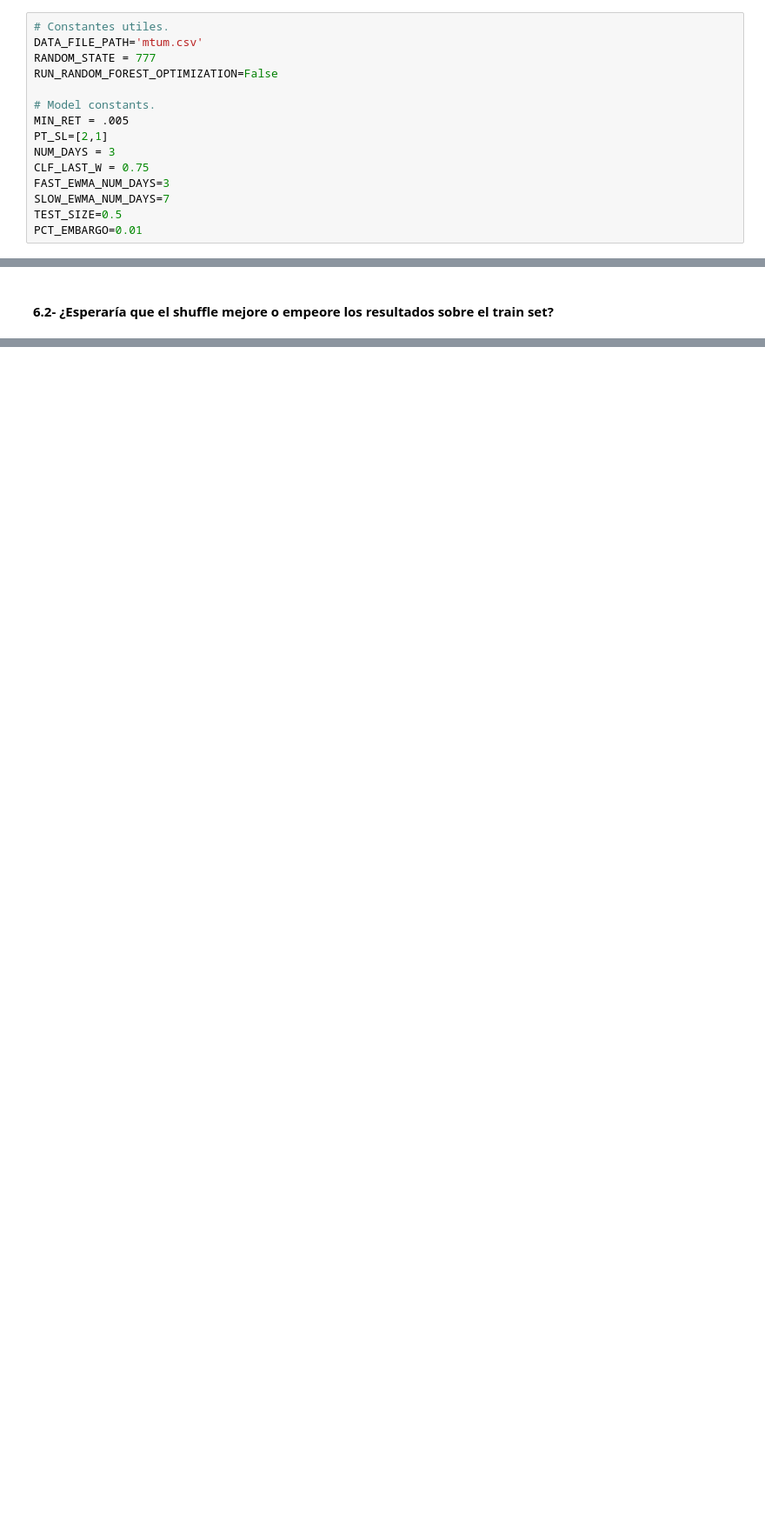
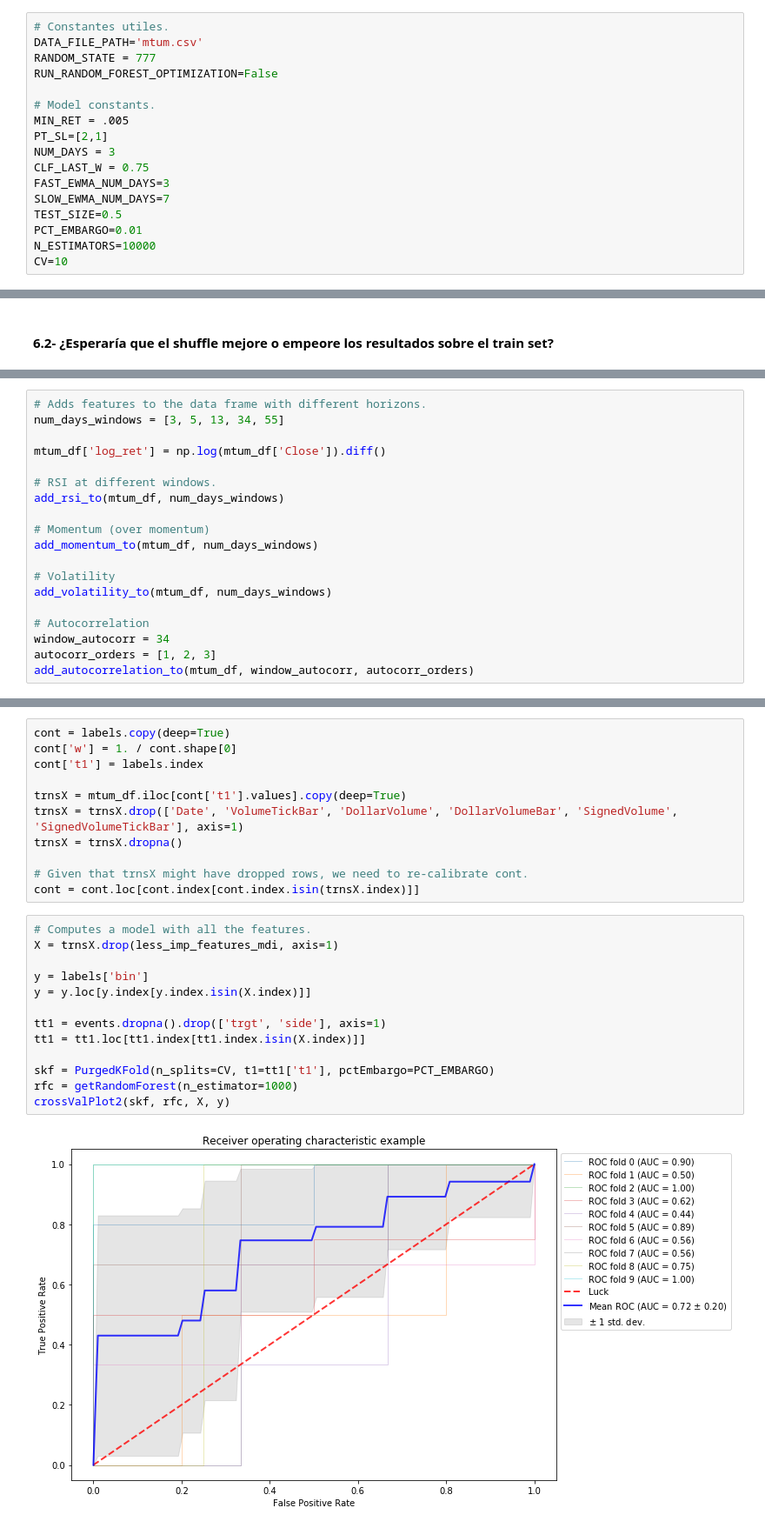
Before and after one commit to agalbachicar/fa_momentum, a Jupyter notebook: src/momentum.ipynb, the cells around one changed output, grey strips where cells are left out. Shown at 87% size. Cells and saved outputs as stored; diff of their text form; blank space fills up the shorter version.

```diff
--- a/src/momentum.ipynb
+++ b/src/momentum.ipynb
@@ -80,6 +85,8 @@ FAST_EWMA_NUM_DAYS=3
 SLOW_EWMA_NUM_DAYS=7
 TEST_SIZE=0.5
 PCT_EMBARGO=0.01
+N_ESTIMATORS=10000
+CV=10
 # %%
 def plot_mtum(df):
     '''
@@ -1842,0 +1990,19 @@ Se esperan mejores resultados y como se ve, la performance mejora levemente (est
+# %%
+# Adds features to the data frame with different horizons.
+num_days_windows = [3, 5, 13, 34, 55]
+
+mtum_df['log_ret'] = np.log(mtum_df['Close']).diff()
+
+# RSI at different windows.
+add_rsi_to(mtum_df, num_days_windows)
+
+# Momentum (over momentum)
+add_momentum_to(mtum_df, num_days_windows)
+
+# Volatility
+add_volatility_to(mtum_df, num_days_windows)
+
+# Autocorrelation
+window_autocorr = 34
+autocorr_orders = [1, 2, 3]
+add_autocorrelation_to(mtum_df, window_autocorr, autocorr_orders)
@@ -1842,0 +2080,26 @@ Se esperan mejores resultados y como se ve, la performance mejora levemente (est
+# %%
+cont = labels.copy(deep=True)
+cont['w'] = 1. / cont.shape[0]
+cont['t1'] = labels.index
+
+trnsX = mtum_df.iloc[cont['t1'].values].copy(deep=True)
+trnsX = trnsX.drop(['Date', 'VolumeTickBar', 'DollarVolume', 'DollarVolumeBar', 'SignedVolume', 'SignedVolumeTickBar'], axis=1)
+trnsX = trnsX.dropna()
+
+# Given that trnsX might have dropped rows, we need to re-calibrate cont.
+cont = cont.loc[cont.index[cont.index.isin(trnsX.index)]]
+# %%
+# Computes a model with all the features.
+X = trnsX.drop(less_imp_features_mdi, axis=1)
+
+y = labels['bin']
+y = y.loc[y.index[y.index.isin(X.index)]]
+
+tt1 = events.dropna().drop(['trgt', 'side'], axis=1)
+tt1 = tt1.loc[tt1.index[tt1.index.isin(X.index)]]
+
+skf = PurgedKFold(n_splits=CV, t1=tt1['t1'], pctEmbargo=PCT_EMBARGO)
+rfc = getRandomForest(n_estimator=1000)
+crossValPlot2(skf, rfc, X, y)
+# %% [output]
+[figure, added]
```
Also changed, not shown: parts of 27 cells of this notebook.
